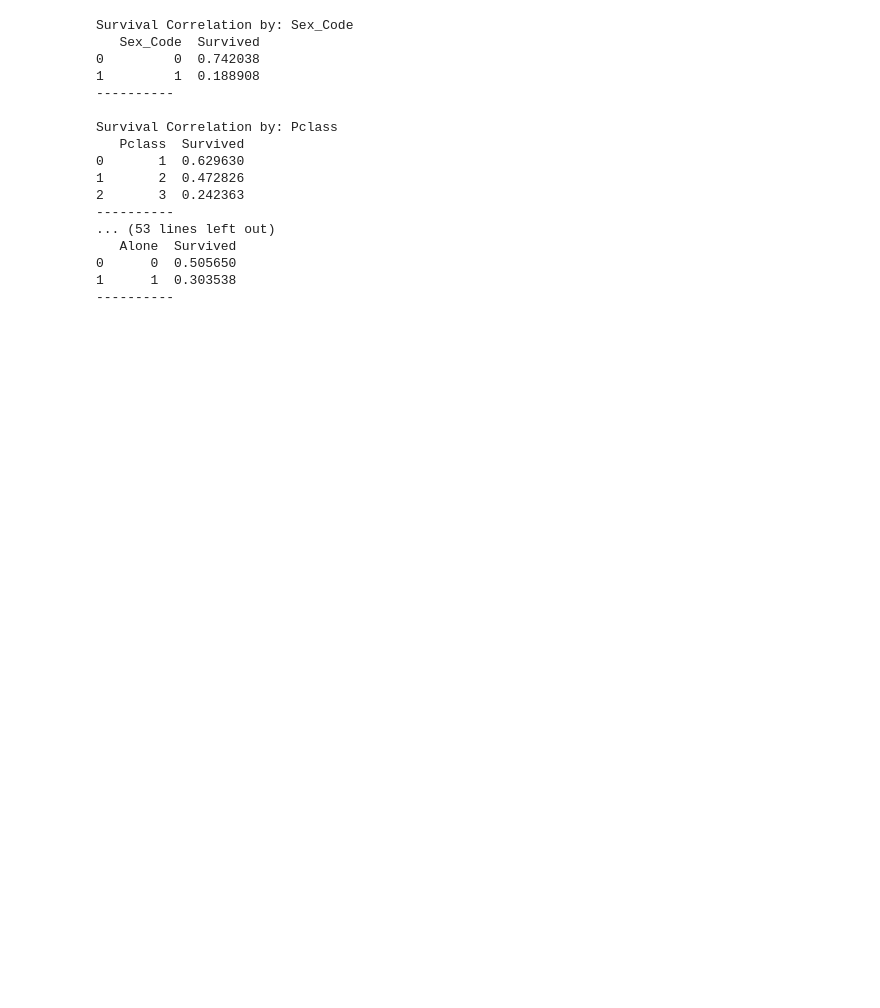
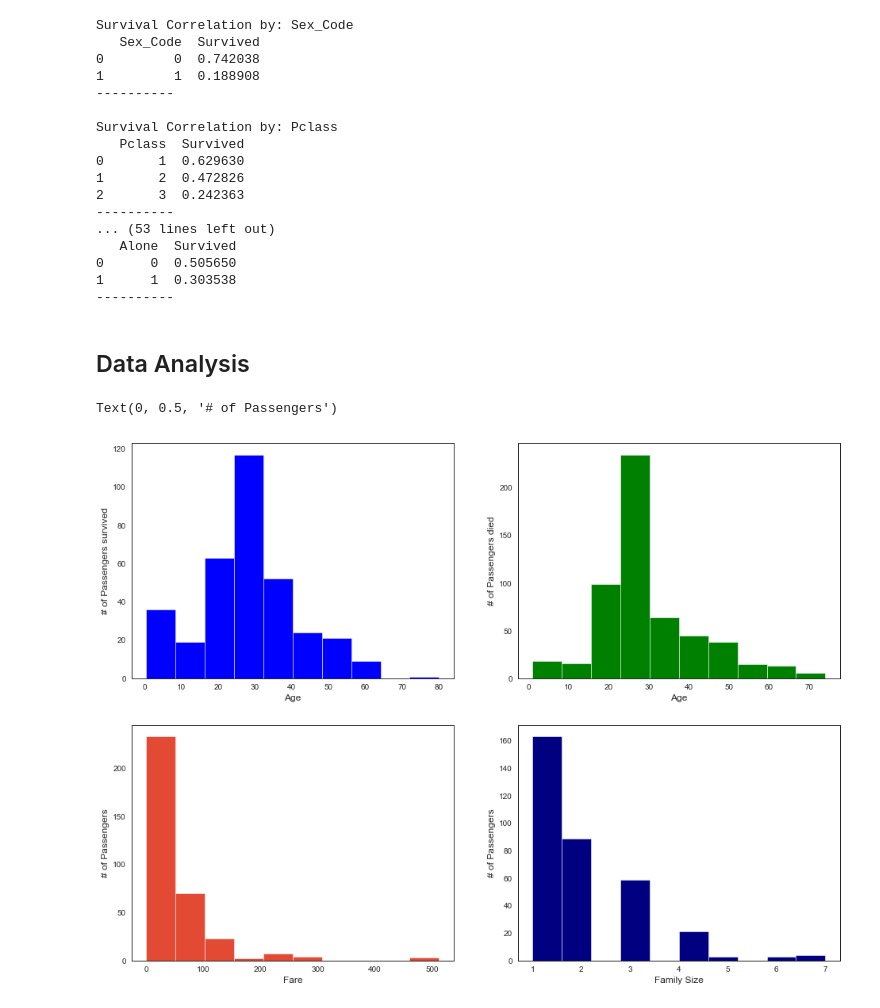
Before and after one commit to nitishp25/kaggle, a Jupyter notebook: Titanic.ipynb, the cells around one changed output. Cells and saved outputs as stored; diff of their text form; code cells hidden in the pictures; blank space fills up the shorter version.

```diff
--- a/Titanic.ipynb
+++ b/Titanic.ipynb
@@ -226,3 +226,30 @@ Survival Correlation by: Pclass
 0      0  0.505650
 1      1  0.303538
 ----------
+# %% [markdown]
+## Data Analysis
+# %%
+plt.figure(figsize=([16, 12]))
+
+plt.subplot(221)
+plt.hist(data[data['Survived']==1]['Age'], color='blue')
+plt.xlabel('Age')
+plt.ylabel('# of Passengers survived')
+
+plt.subplot(222)
+plt.hist(data[data['Survived']==0]['Age'], color='green')
+plt.xlabel('Age')
+plt.ylabel('# of Passengers died')
+
+plt.subplot(223)
+plt.hist(data[data['Survived'] == 1]['Fare'])
+plt.xlabel('Fare')
+plt.ylabel('# of Passengers')
+
+plt.subplot(224)
+plt.hist(data[data['Survived'] == 1]['Family'], color='navy')
+plt.xlabel('Family Size')
+plt.ylabel('# of Passengers')
+# %% [output]
+Text(0, 0.5, '# of Passengers')
+[figure, added]
```
Also changed, not shown: parts of 4 cells of this notebook.
